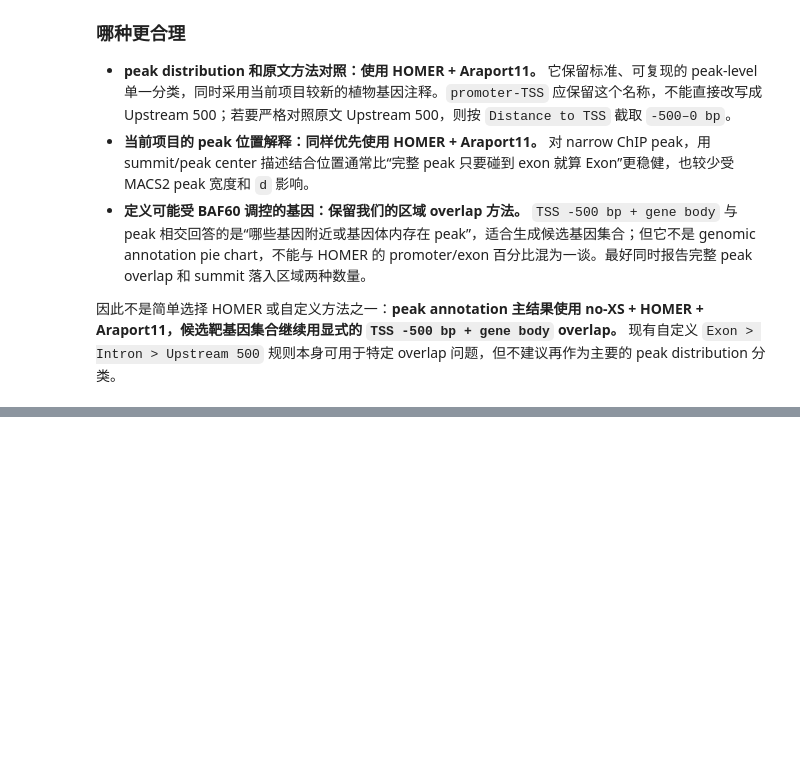
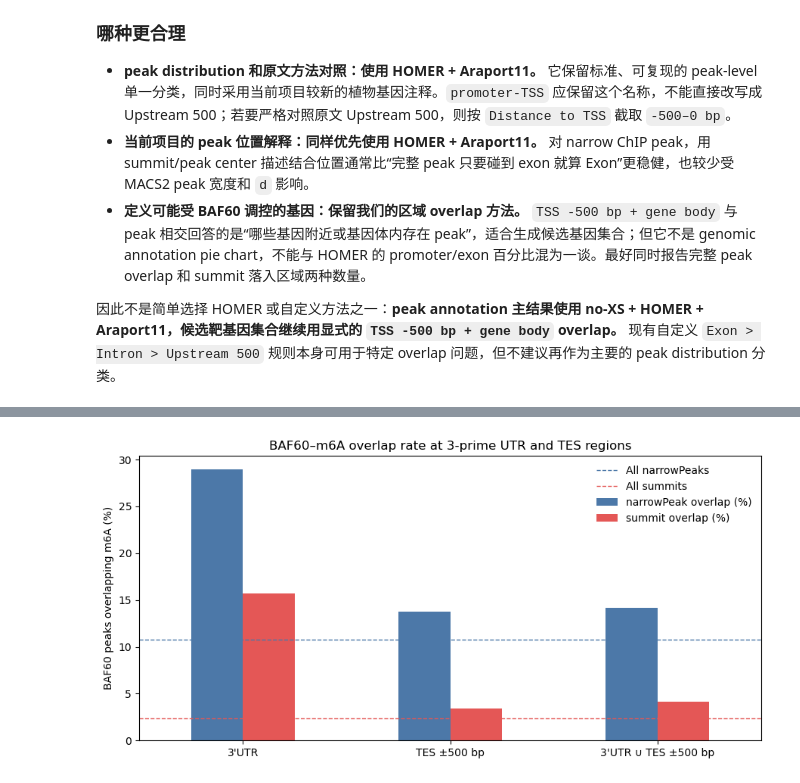
Before and after one commit to pengyfCR7/BAF60_ChIPseq_downstream_analyse_notebooks, a Jupyter notebook: inspect_BAF60_matrix.ipynb, the cells around one changed output, grey strips where cells are left out. Cells and saved outputs as stored; diff of their text form; code cells hidden in the pictures; blank space fills up the shorter version.

```diff
--- a/inspect_BAF60_matrix.ipynb
+++ b/inspect_BAF60_matrix.ipynb
@@ -997,0 +1160,31 @@ plt.tight_layout()
+# %%
+three_prime_m6a_rows = []
+for label, masks in three_prime_masks.items():
+    three_prime_m6a_rows.append([
+        label,
+        int(masks['peak'].sum()), int((masks['peak'] & baf60_m6a_hit).sum()),
+        int(masks['summit'].sum()), int((masks['summit'] & summit_m6a_hit).sum()),
+    ])
+three_prime_m6a_summary = pd.DataFrame(three_prime_m6a_rows, columns=[
+    'Region', 'BAF60 narrowPeaks', 'narrowPeaks overlapping m6A',
+    'BAF60 summits', 'summits inside m6A']).set_index('Region')
+three_prime_m6a_summary['narrowPeak overlap (%)'] = (
+    three_prime_m6a_summary['narrowPeaks overlapping m6A'] /
+    three_prime_m6a_summary['BAF60 narrowPeaks'] * 100)
+three_prime_m6a_summary['summit overlap (%)'] = (
+    three_prime_m6a_summary['summits inside m6A'] /
+    three_prime_m6a_summary['BAF60 summits'] * 100)
+display(three_prime_m6a_summary.round(2))
+
+ax = three_prime_m6a_summary[['narrowPeak overlap (%)', 'summit overlap (%)']].plot.bar(
+    figsize=(9, 4.5), color=['#4C78A8', '#E45756'])
+ax.axhline(baf60_m6a_hit.mean() * 100, color='#4C78A8', ls='--', lw=1,
+           label='All narrowPeaks')
+ax.axhline(summit_m6a_hit.mean() * 100, color='#E45756', ls='--', lw=1,
+           label='All summits')
+ax.set(xlabel='', ylabel='BAF60 peaks overlapping m6A (%)',
+       title="BAF60–m6A overlap rate at 3-prime UTR and TES regions")
+ax.tick_params(axis='x', rotation=0)
+ax.legend(frameon=False)
+plt.tight_layout()
+# %% [output]
@@ -997,0 +1196 @@ plt.tight_layout()
+[figure, added]
```
Also changed, not shown: parts of 6 cells of this notebook.
